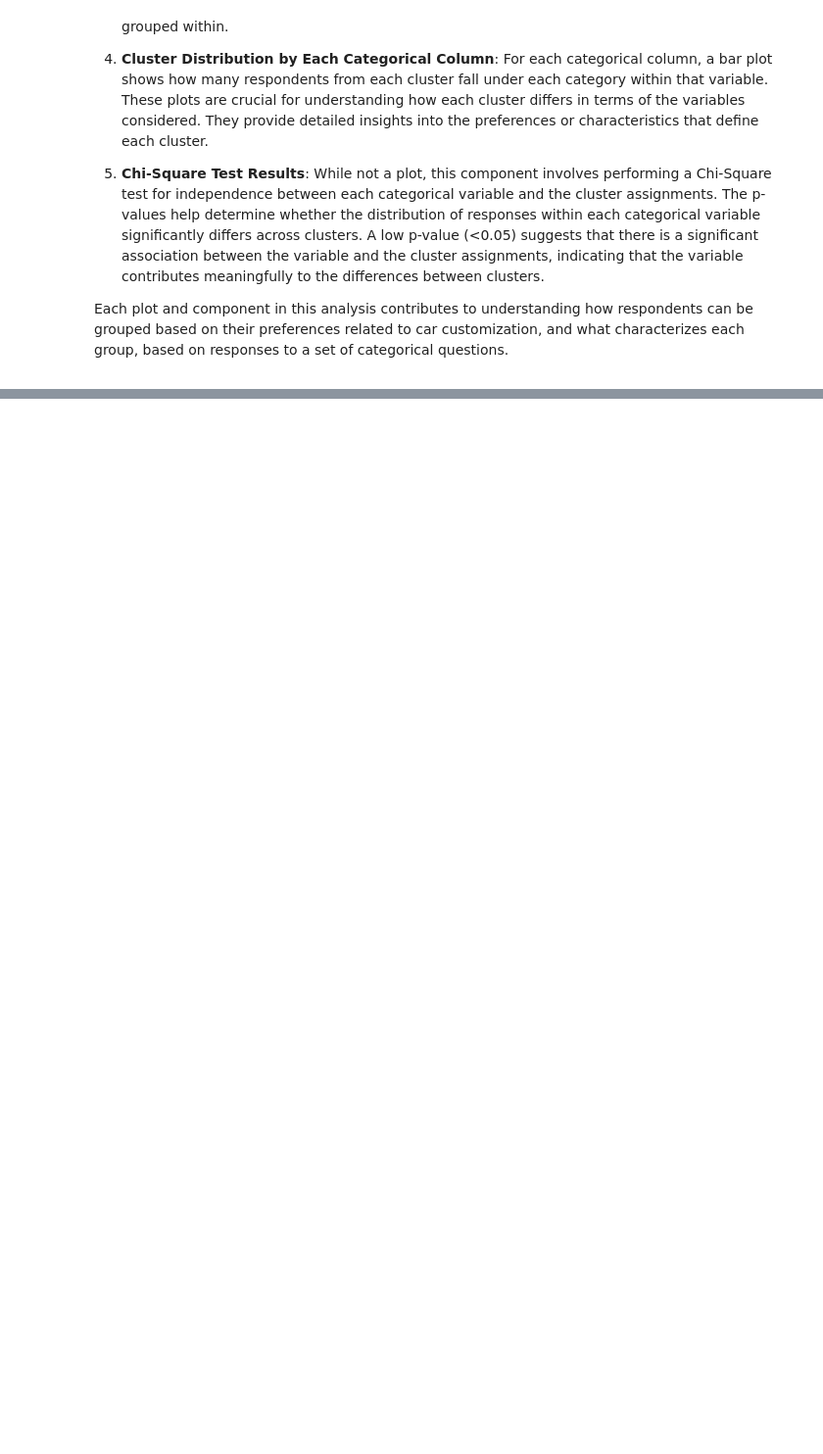
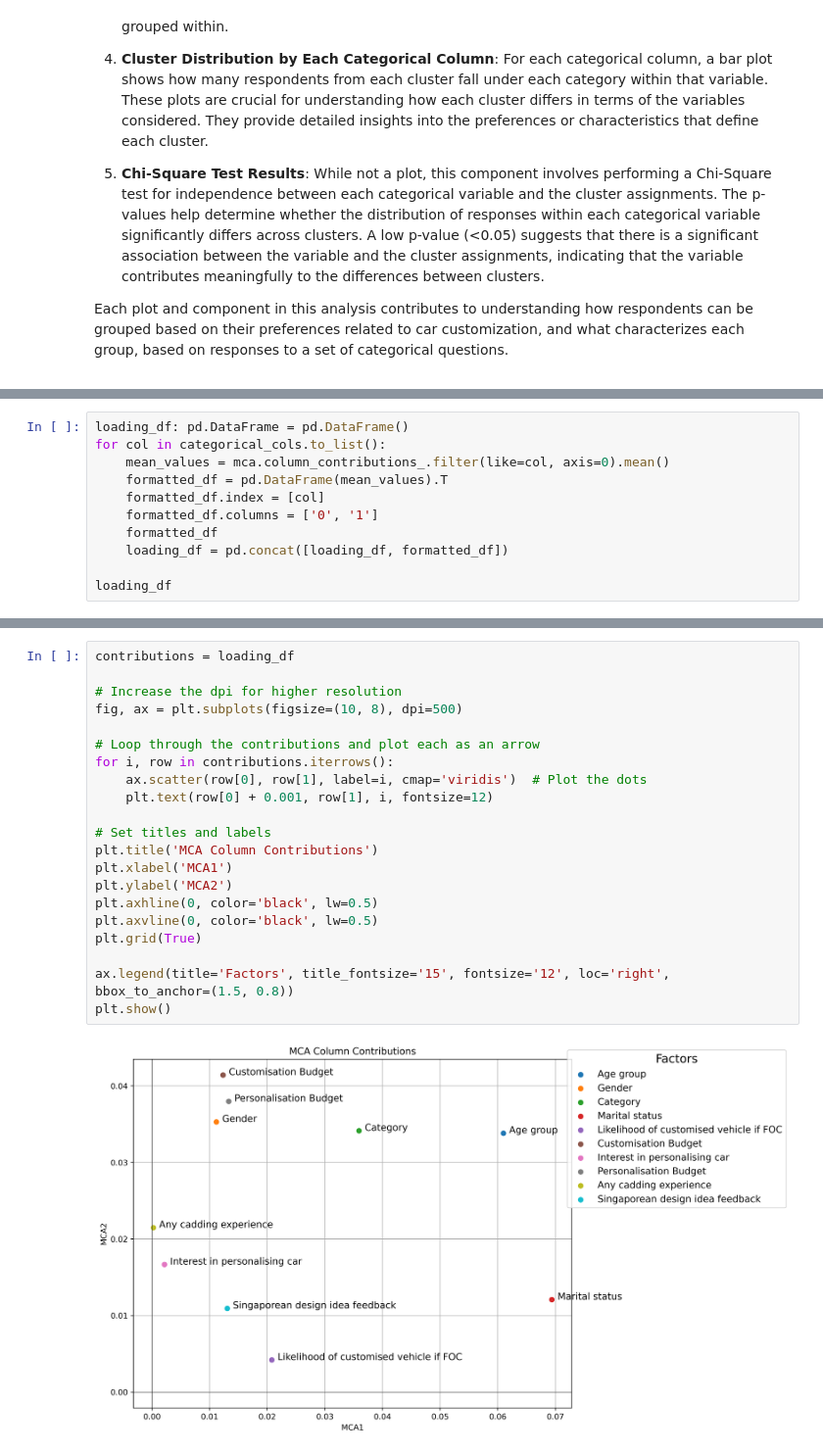
Before and after one commit to Rzi98/MA4829-AY23-24-S2, a Jupyter notebook: src/pca.ipynb, the cells around one changed output, grey strips where cells are left out. Shown at 98% size. Saved outputs shown, nothing was run; the diff lists cells and outputs as text; blank space fills up the shorter version.

```diff
--- a/src/pca.ipynb
+++ b/src/pca.ipynb
@@ -295,0 +329,11 @@ Each plot and component in this analysis contributes to understanding how respon
+# %%
+loading_df: pd.DataFrame = pd.DataFrame()
+for col in categorical_cols.to_list():
+    mean_values = mca.column_contributions_.filter(like=col, axis=0).mean()
+    formatted_df = pd.DataFrame(mean_values).T
+    formatted_df.index = [col]
+    formatted_df.columns = ['0', '1']
+    formatted_df
+    loading_df = pd.concat([loading_df, formatted_df])
+
+loading_df
@@ -295,0 +352,23 @@ Each plot and component in this analysis contributes to understanding how respon
+# %%
+contributions = loading_df
+
+# Increase the dpi for higher resolution
+fig, ax = plt.subplots(figsize=(10, 8), dpi=500)
+
+# Loop through the contributions and plot each as an arrow
+for i, row in contributions.iterrows():
+    ax.scatter(row[0], row[1], label=i, cmap='viridis')  # Plot the dots
+    plt.text(row[0] + 0.001, row[1], i, fontsize=12)
+
+# Set titles and labels
+plt.title('MCA Column Contributions')
+plt.xlabel('MCA1')
+plt.ylabel('MCA2')
+plt.axhline(0, color='black', lw=0.5)
+plt.axvline(0, color='black', lw=0.5)
+plt.grid(True)
+
+ax.legend(title='Factors', title_fontsize='15', fontsize='12', loc='right', bbox_to_anchor=(1.5, 0.8))
+plt.show()
+# %% [output]
+[figure, added]
```
Also changed, not shown: parts of 7 cells of this notebook.
